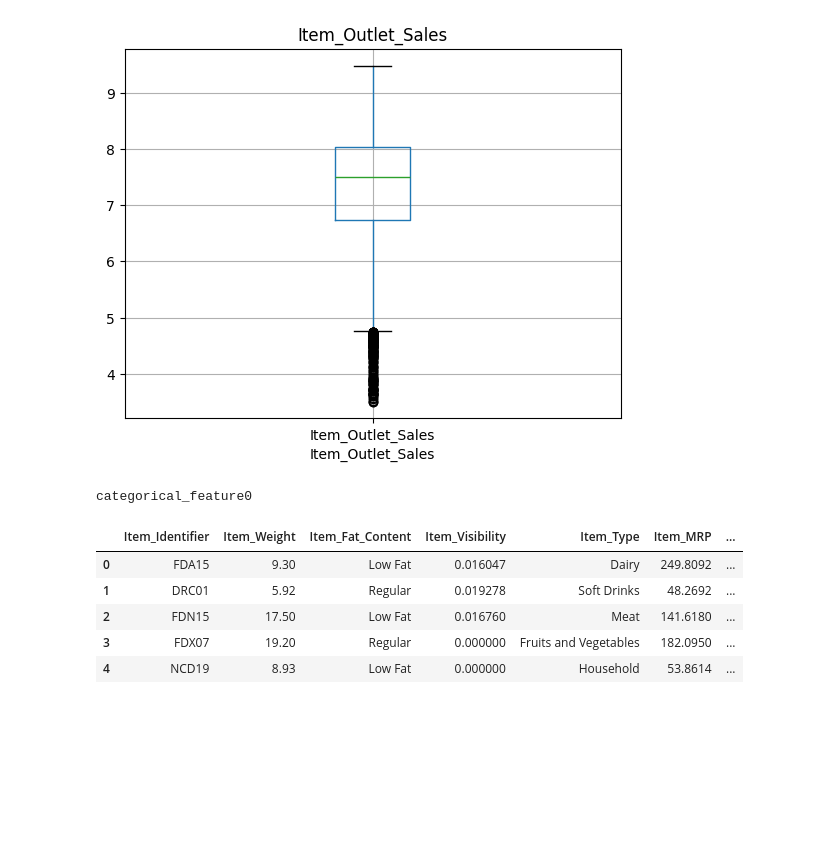
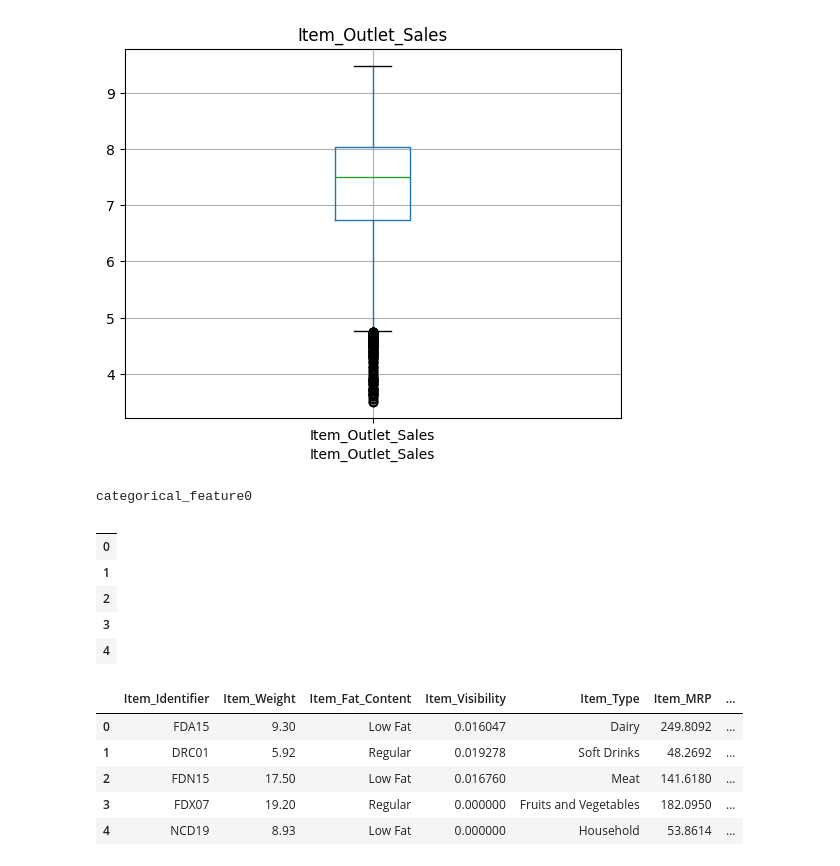
Before and after one commit to MichaelOdons/End-to-End-ML-Project, a Jupyter notebook: research/experiment.ipynb, the cells around one changed output. Cells and saved outputs as stored; diff of their text form; code cells hidden in the pictures; blank space fills up the shorter version.

```diff
--- a/research/experiment.ipynb
+++ b/research/experiment.ipynb
@@ -209,6 +209,15 @@ categorical_feature=[feature for feature in stores.columns if data[feature].dtyp
 print('categorical_feature{}'.format(len(categorical_feature)))
 # %% [output]
 categorical_feature0
+# %%
+stores[categorical_feature].head()
+# %% [output]
+|  |
+| 0 |
+| 1 |
+| 2 |
+| 3 |
+| 4 |
 # %%
 # feature engineering
 from sklearn.model_selection import train_test_split
```
Also changed, not shown: parts of 15 cells of this notebook, 3 other files.
